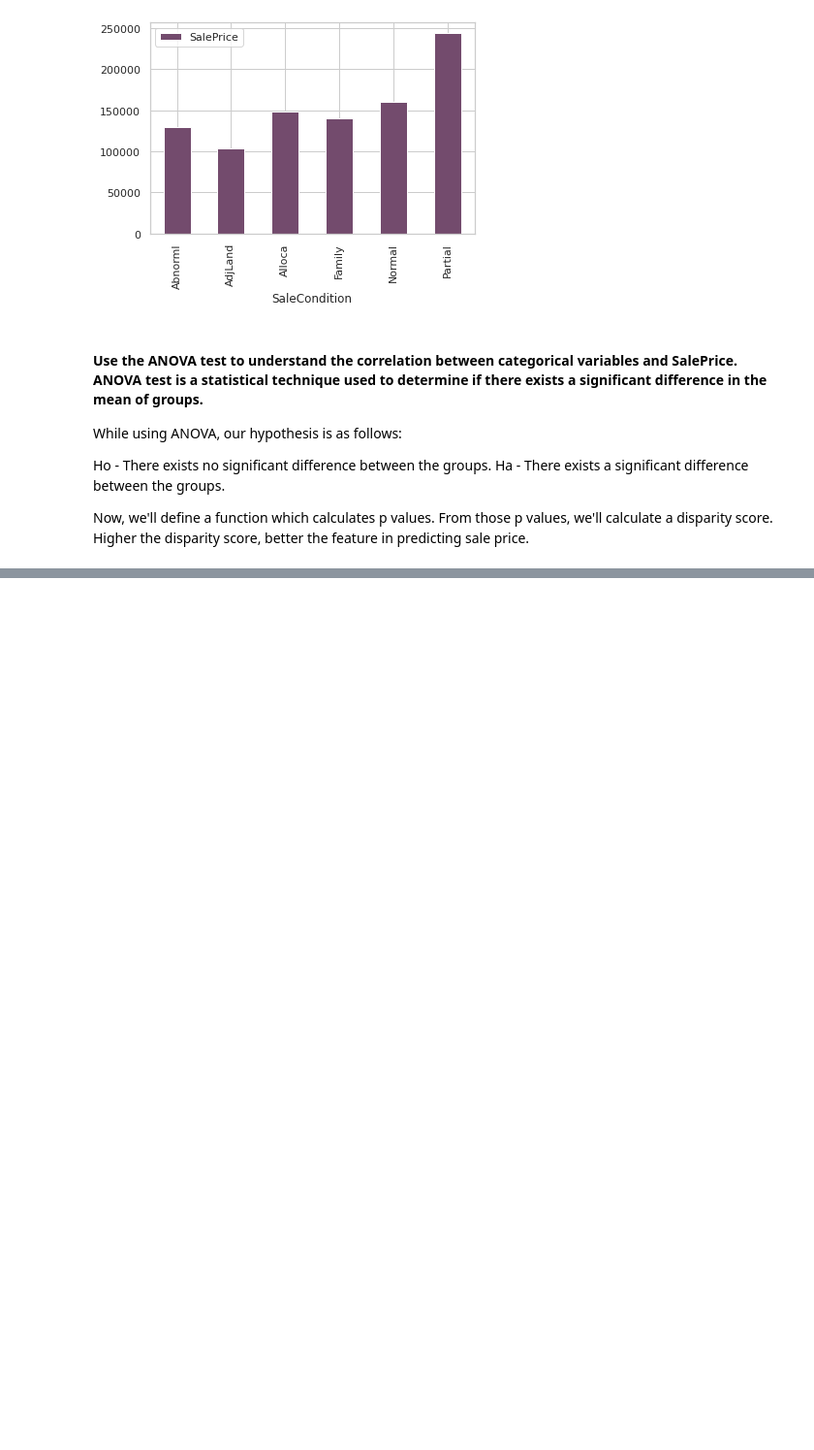
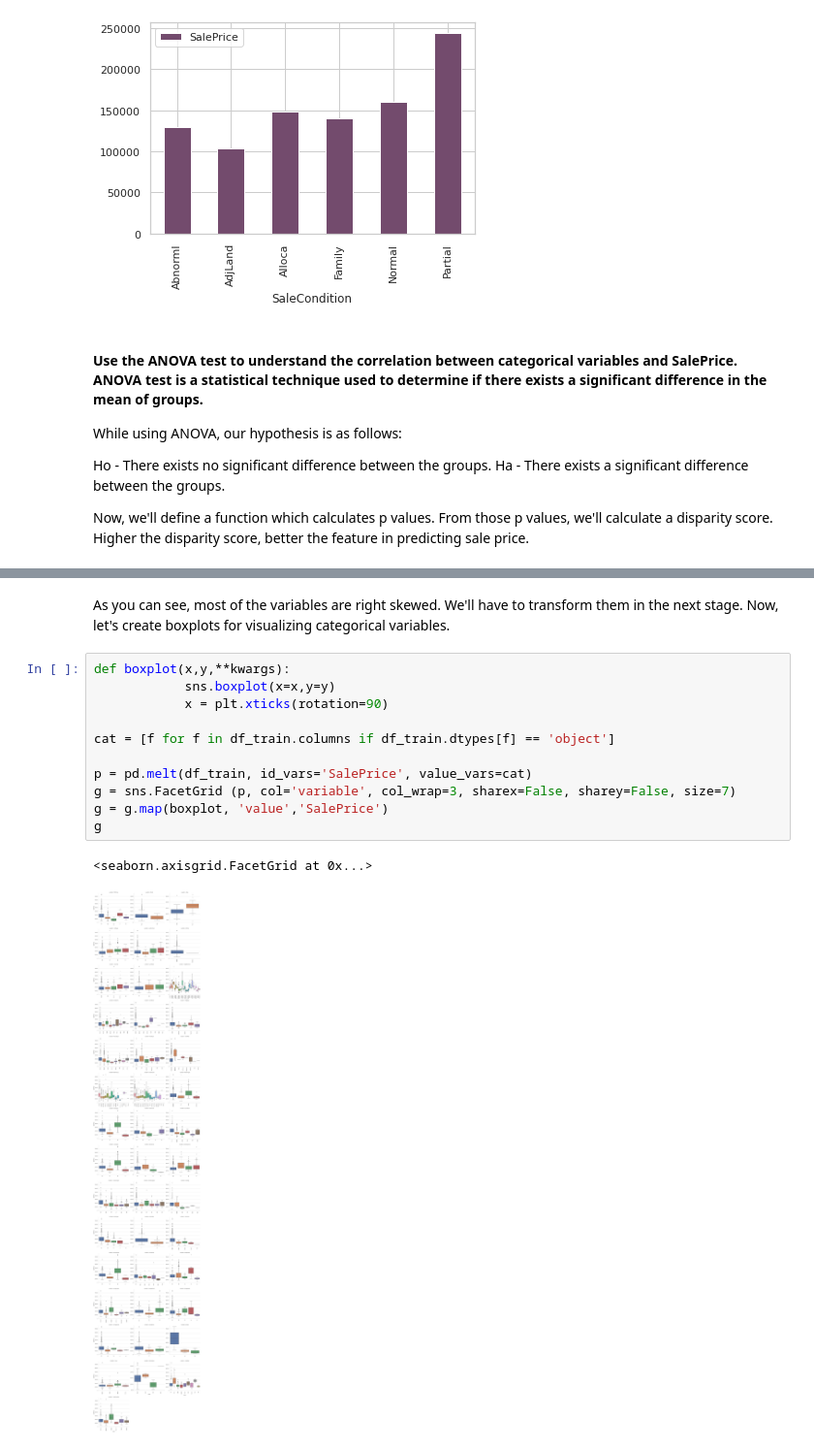
Before and after one commit to ShuklaPrashant21/Machine-Learning-Projects, a Jupyter notebook: House-Price-Prediction/house-price-prediction.ipynb, the cells around one changed output, grey strips where cells are left out. Shown at 97% size. Cells and saved outputs as stored; diff of their text form; blank space fills up the shorter version.

```diff
--- a/House-Price-Prediction/house-price-prediction.ipynb
+++ b/House-Price-Prediction/house-price-prediction.ipynb
@@ -295,0 +313,16 @@ plt
+# %% [markdown]
+As you can see, most of the variables are right skewed. We'll have to transform them in the next stage. Now, let's create boxplots for visualizing categorical variables.
+# %%
+def boxplot(x,y,**kwargs):
+            sns.boxplot(x=x,y=y)
+            x = plt.xticks(rotation=90)
+
+cat = [f for f in df_train.columns if df_train.dtypes[f] == 'object']
+
+p = pd.melt(df_train, id_vars='SalePrice', value_vars=cat)
+g = sns.FacetGrid (p, col='variable', col_wrap=3, sharex=False, sharey=False, size=7)
+g = g.map(boxplot, 'value','SalePrice')
+g
+# %% [output]
+<seaborn.axisgrid.FacetGrid at 0x...>
+[figure, added]
```
Also changed, not shown: parts of 26 cells of this notebook.
